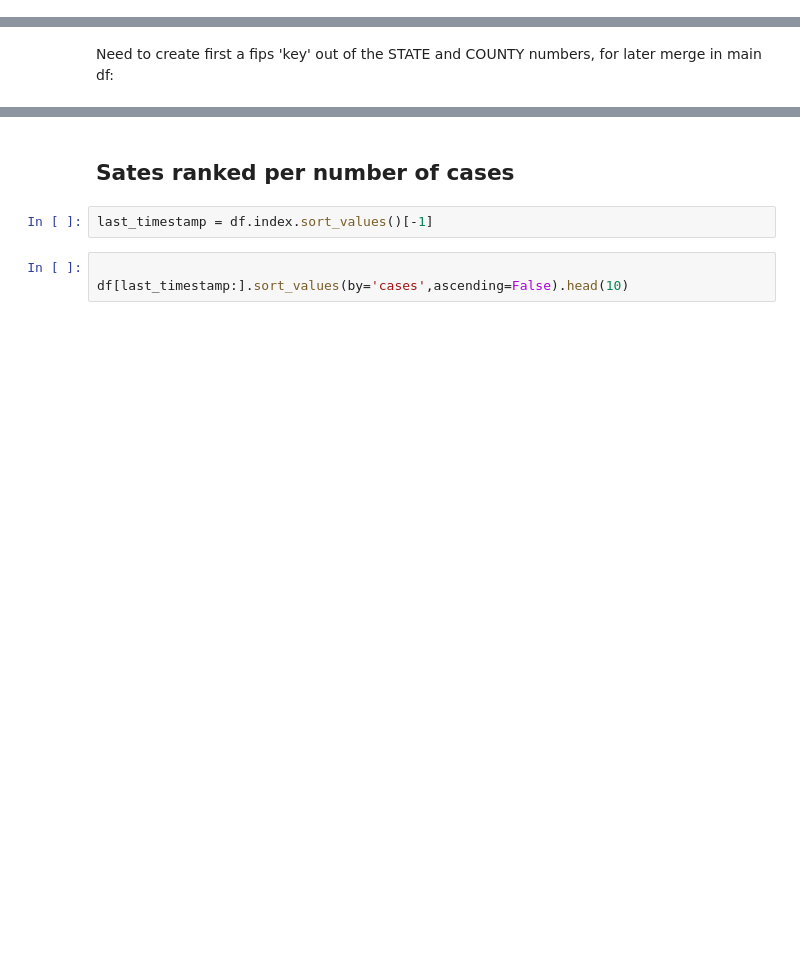
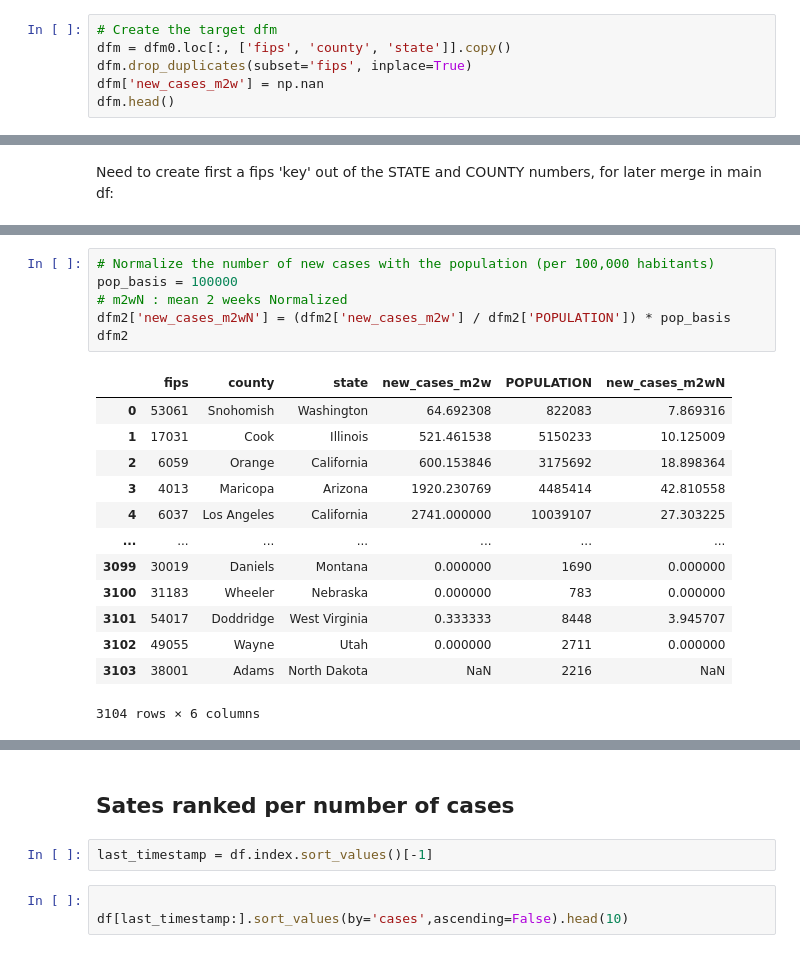
Before and after one commit to mtlberri/covid-19-data, a Jupyter notebook: covid-study.ipynb, the cells around one changed output, grey strips where cells are left out. Cells and saved outputs as stored; diff of their text form; blank space fills up the shorter version.

```diff
--- a/covid-study.ipynb
+++ b/covid-study.ipynb
@@ -168,0 +177,6 @@ dfm0.head()
+# %%
+# Create the target dfm
+dfm = dfm0.loc[:, ['fips', 'county', 'state']].copy()
+dfm.drop_duplicates(subset='fips', inplace=True)
+dfm['new_cases_m2w'] = np.nan
+dfm.head()
@@ -260,0 +299,20 @@ dfm0.head()
+# %%
+# Normalize the number of new cases with the population (per 100,000 habitants)
+pop_basis = 100000
+# m2wN : mean 2 weeks Normalized
+dfm2['new_cases_m2wN'] = (dfm2['new_cases_m2w'] / dfm2['POPULATION']) * pop_basis
+dfm2
+# %% [output]
+|  | fips | county | state | new_cases_m2w | POPULATION | new_cases_m2wN |
+| 0 | 53061 | Snohomish | Washington | 64.692308 | 822083 | 7.869316 |
+| 1 | 17031 | Cook | Illinois | 521.461538 | 5150233 | 10.125009 |
+| 2 | 6059 | Orange | California | 600.153846 | 3175692 | 18.898364 |
+| 3 | 4013 | Maricopa | Arizona | 1920.230769 | 4485414 | 42.810558 |
+| 4 | 6037 | Los Angeles | California | 2741.000000 | 10039107 | 27.303225 |
+| ... | ... | ... | ... | ... | ... | ... |
+| 3099 | 30019 | Daniels | Montana | 0.000000 | 1690 | 0.000000 |
+| 3100 | 31183 | Wheeler | Nebraska | 0.000000 | 783 | 0.000000 |
+| 3101 | 54017 | Doddridge | West Virginia | 0.333333 | 8448 | 3.945707 |
+| 3102 | 49055 | Wayne | Utah | 0.000000 | 2711 | 0.000000 |
+| 3103 | 38001 | Adams | North Dakota | NaN | 2216 | NaN |
+3104 rows × 6 columns
```
Also changed, not shown: parts of 48 cells of this notebook.
